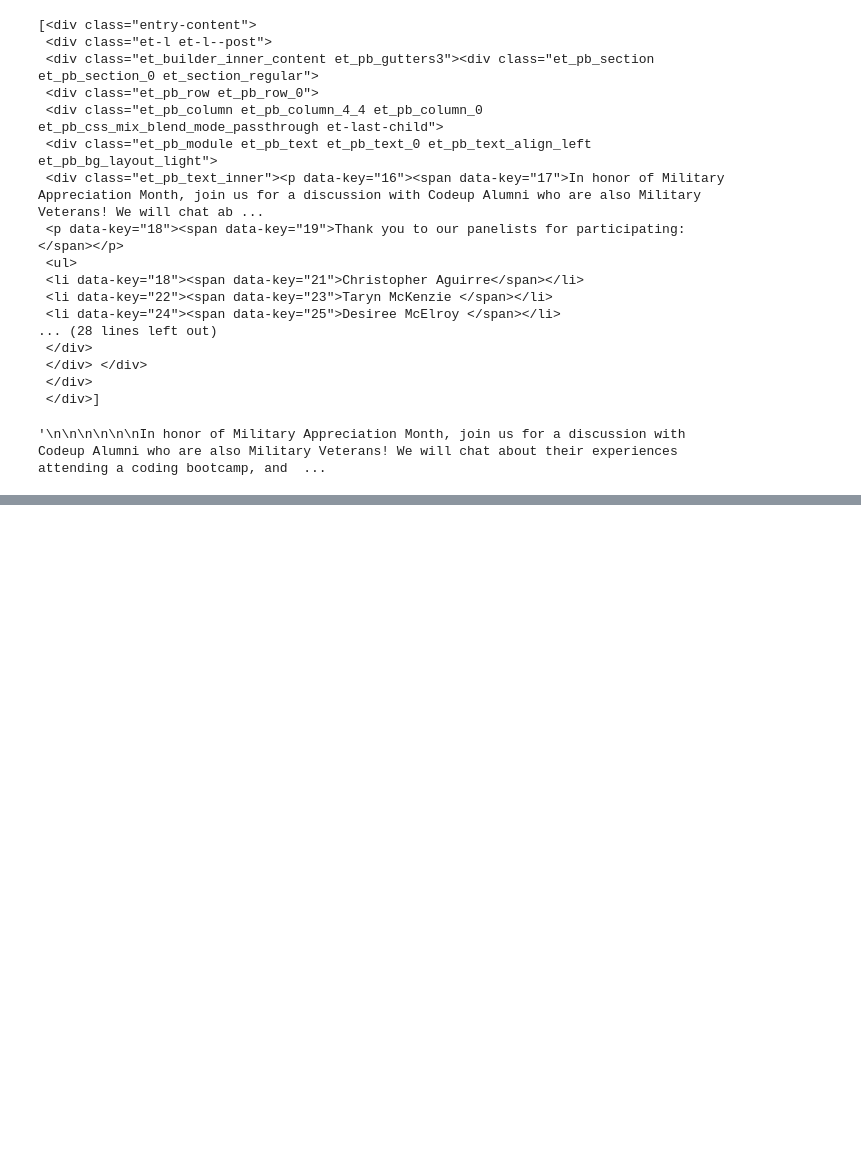
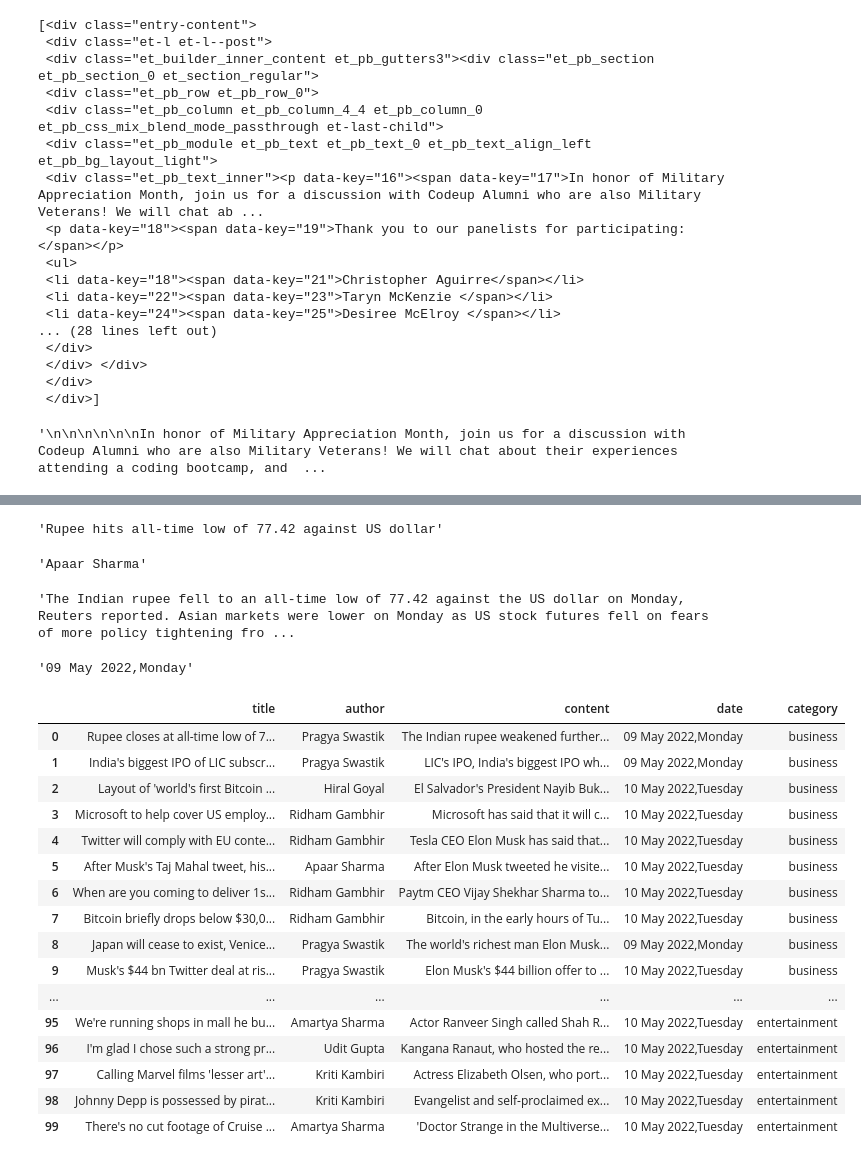
Before and after one commit to jnolf/nlp-exercises, a Jupyter notebook: acquire.ipynb, the cells around one changed output, grey strips where cells are left out. Drawn from its saved outputs; the diff is of its cells as text; code cells hidden in the pictures; blank space fills up the shorter version.

```diff
--- a/acquire.ipynb
+++ b/acquire.ipynb
@@ -199,0 +201,9 @@ get_blog_articles(urls)
+# %%
+categories = ['Business',
+               'Sports',
+               'Technology',
+               'Entertainment']
+url = 'https://www.inshorts.com/en/read/business'
+headers = {'user-agent': 'Innis Data Science Cohort'}
+response = get(url, headers = headers)
+soup = BeautifulSoup(response.text)
@@ -199,0 +230,4 @@ get_blog_articles(urls)
+# %%
+cards = soup.select('.news-card')
+card = cards[0]
+print(card.prettify())
@@ -199,0 +252,20 @@ get_blog_articles(urls)
+# %%
+headline = card.find('span', itemprop = 'headline').text
+headline
+# %% [output]
+'Rupee hits all-time low of 77.42 against US dollar'
+# %%
+author = card.find('span', class_ = 'author').text
+author
+# %% [output]
+'Apaar Sharma'
+# %%
+content = card.find('div', itemprop = 'articleBody').text
+content
+# %% [output]
+'The Indian rupee fell to an all-time low of 77.42 against the US dollar on Monday, Reuters reported. Asian markets were lower on Monday as US stock futures fell on fears of more policy tightening fro ...
+# %%
+date = card.find('span', clas ='date').text
+date
+# %% [output]
+'09 May 2022,Monday'
@@ -199,0 +318,20 @@ get_blog_articles(urls)
+# %%
+get_inshorts_articles()
+# %% [output]
+|  | title | author | content | date | category |
+| 0 | Rupee closes at all-time low of 7... | Pragya Swastik | The Indian rupee weakened further... | 09 May 2022,Monday | business |
+| 1 | India's biggest IPO of LIC subscr... | Pragya Swastik | LIC's IPO, India's biggest IPO wh... | 09 May 2022,Monday | business |
+| 2 | Layout of 'world's first Bitcoin ... | Hiral Goyal | El Salvador's President Nayib Buk... | 10 May 2022,Tuesday | business |
+| 3 | Microsoft to help cover US employ... | Ridham Gambhir | Microsoft has said that it will c... | 10 May 2022,Tuesday | business |
+| 4 | Twitter will comply with EU conte... | Ridham Gambhir | Tesla CEO Elon Musk has said that... | 10 May 2022,Tuesday | business |
+| 5 | After Musk's Taj Mahal tweet, his... | Apaar Sharma | After Elon Musk tweeted he visite... | 10 May 2022,Tuesday | business |
+| 6 | When are you coming to deliver 1s... | Ridham Gambhir | Paytm CEO Vijay Shekhar Sharma to... | 10 May 2022,Tuesday | business |
+| 7 | Bitcoin briefly drops below $30,0... | Ridham Gambhir | Bitcoin, in the early hours of Tu... | 10 May 2022,Tuesday | business |
+| 8 | Japan will cease to exist, Venice... | Pragya Swastik | The world's richest man Elon Musk... | 09 May 2022,Monday | business |
+| 9 | Musk's $44 bn Twitter deal at ris... | Pragya Swastik | Elon Musk's $44 billion offer to ... | 10 May 2022,Tuesday | business |
+| ... | ... | ... | ... | ... | ... |
+| 95 | We're running shops in mall he bu... | Amartya Sharma | Actor Ranveer Singh called Shah R... | 10 May 2022,Tuesday | entertainment |
+| 96 | I'm glad I chose such a strong pr... | Udit Gupta | Kangana Ranaut, who hosted the re... | 10 May 2022,Tuesday | entertainment |
+| 97 | Calling Marvel films 'lesser art'... | Kriti Kambiri | Actress Elizabeth Olsen, who port... | 10 May 2022,Tuesday | entertainment |
+| 98 | Johnny Depp is possessed by pirat... | Kriti Kambiri | Evangelist and self-proclaimed ex... | 10 May 2022,Tuesday | entertainment |
+| 99 | There's no cut footage of Cruise ... | Amartya Sharma | 'Doctor Strange in the Multiverse... | 10 May 2022,Tuesday | entertainment |
```
Also changed, not shown: parts of 20 cells of this notebook.
